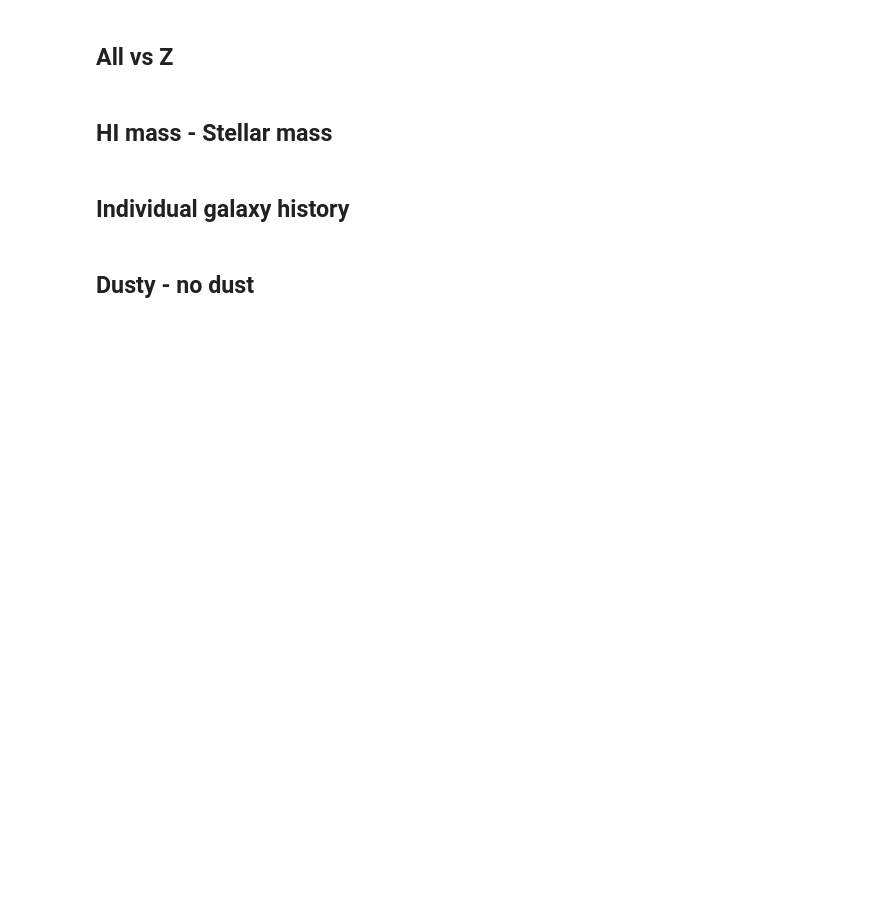
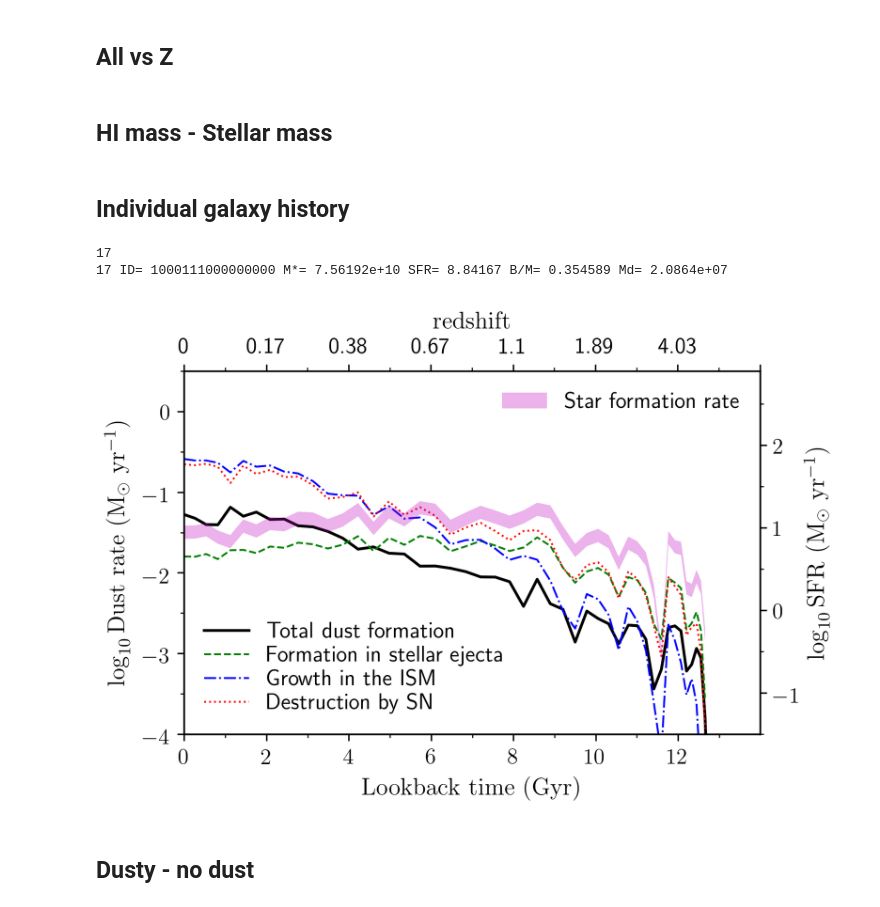
Before and after one commit to darrencroton/sage, a Jupyter notebook: analysis/allresults-new.ipynb, the cells around one changed output. Drawn from its saved outputs; the diff is of its cells as text; code cells hidden in the pictures; blank space fills up the shorter version.

```diff
--- a/analysis/allresults-new.ipynb
+++ b/analysis/allresults-new.ipynb
@@ -3520,10 +3530,12 @@ bulge = G_history[0].BulgeMass * 1.e10 / Hubble_h
 sfr = G_history[0].SfrDisk + G_history[0].SfrBulge
 dustmass = G_history[0].ColdDust * 1.e10 / Hubble_h
 w = np.where((stellarmass > 5.8e10) & (stellarmass < 1e11) & (bulge/stellarmass > 0.35) & (bulge/stellarmass < 0.4) & (sfr > 0))[0]
+#w = np.where((stellarmass > 5.8e10) & (stellarmass < 1e11) & (bulge/stellarmass > 0.35) & (bulge/stellarmass < 0.4) & (dustmass < 10**6))[0]
+
 #w = np.where(G_history[0].GalaxyIndex == 178000000000)[0]
 ID = G_history[0].GalaxyIndex[w]
-
-a = 11
+print(len(ID))
+a = 2
 print(len(ID), "ID=", ID[a], "M*=", stellarmass[w[a]], "SFR=", sfr[w[a]],
       "B/M=", bulge[w[a]]/stellarmass[w[a]], "Md=", dustmass[w[a]])
 
@@ -3547,7 +3559,7 @@ for i in range(len(G_history)):
         dustdotform.append(0.0)
         dustdotgrowth.append(0.0)
         dustdotdestruct.append(0.0)
-        dfh.append(0.0)
+        dfh.append(10**-5)
     else:
         w = np.where(G_history[i].GalaxyIndex == ID[a])[0]
         if len(w) == 0:
@@ -3559,7 +3571,7 @@ for i in range(len(G_history)):
             dustdotform.append(0.0)
             dustdotgrowth.append(0.0)
             dustdotdestruct.append(0.0)
-            dfh.append(0.0)
+            dfh.append(10**-5)
         else:
             mass.extend(G_history[i].StellarMass[w] * 1.e10 / Hubble_h)
             sfh.extend(G_history[i].SfrDisk[w] + G_history[i].SfrBulge[w])
@@ -3569,7 +3581,11 @@ for i in range(len(G_history)):
             dustdotform.extend(G_history[i].dustdotform[w])
             dustdotgrowth.extend(G_history[i].dustdotgrowth[w])
             dustdotdestruct.extend(G_history[i].dustdotdestruct[w])
-            dfh.extend(G_history[i].dustdotform[w]+G_history[i].dustdotgrowth[w]-G_history[i].dustdotdestruct[w])
+            totalrate = G_history[i].dustdotform[w]+G_history[i].dustdotgrowth[w]-G_history[i].dustdotdestruct[w]
+            if (totalrate > 0):
+                dfh.extend(G_history[i].dustdotform[w]+G_history[i].dustdotgrowth[w]-G_history[i].dustdotdestruct[w])
+            else:
+                dfh.append(10**-5)
 
 plt.figure()  # New figure
 ax = plt.subplot(111)  # 1 plot on the figure
@@ -3598,38 +3614,41 @@ lbticks = ax.get_xticks()
 ax2 = ax.twiny()
 ax2.set_xticks(lbticks)
 ax2.set_xticklabels(zticks)
 ax2.set_xlabel(r'$\mathrm{redshift}$', fontsize=13)
 
 ax2.xaxis.set_minor_locator(plt.MultipleLocator(1))
 ax2.yaxis.set_minor_locator(plt.MultipleLocator(0.5))
 ax2.tick_params(axis='both', which='major', labelsize=12)
 
 
-ax.set_ylim(-4, 0.2)
+ax.set_ylim(-4, 0.5)
 #yticklabels = (-3, -2, -1, 0)
 sf_rate = ax.get_yticks()
 ax3 = ax.twinx()
 #ax3.plot(lbtime, np.log10(np.array(sfh)), 'm-', lw=1.5, label='Star formation')
 shift=0.08
 ax3.fill_between(lbtime, np.log10(np.array(sfh))+shift,
                  np.log10(np.array(sfh))-shift, facecolor='m', alpha=0.3,
                  label='Star formation rate')
 leg = plt.legend(loc='upper right', numpoints=1,
                          labelspacing=0.1)
 leg.draw_frame(False)  # Don't want a box frame
 for t in leg.get_texts():  # Reduce the size of the text
     t.set_fontsize('medium')
 #ax3.set_yticklabels(yticklabels)
 ax3.xaxis.set_minor_locator(plt.MultipleLocator(1))
 ax3.yaxis.set_minor_locator(plt.MultipleLocator(0.5))
 ax3.set_ylim(-1.5, 2.9)
-ax3.tick_params(axis='y', which='major', labelsize=12, labelcolor='m')
-plt.ylabel(r'$\log_{10} \mathrm{SFR}$' +
-           '\n' + r'$(\mathrm{M_{\odot}}\ \mathrm{yr}^{-1})$', fontsize=13, color='m')  # Set the y...
+ax3.tick_params(axis='y', which='major', labelsize=12, labelcolor='k')
+plt.ylabel(r'$\log_{10} \mathrm{SFR}\ (\mathrm{M_{\odot}}\ \mathrm{yr}^{-1})$', fontsize=13, color='k')  # Set the y...
 
 
 plt.tight_layout()
-plt.savefig('plots/histories-11.png')
+#plt.savefig('plots/histories-2.png')
+# %% [output]
+17
+17 ID= 1000111000000000 M*= 7.56192e+10 SFR= 8.84167 B/M= 0.354589 Md= 2.0864e+07
+[figure, added]
 # %%
 cosmo.lookback_time(4.024)
 # %% [markdown]
```
Also changed, not shown: parts of 11 cells of this notebook.
